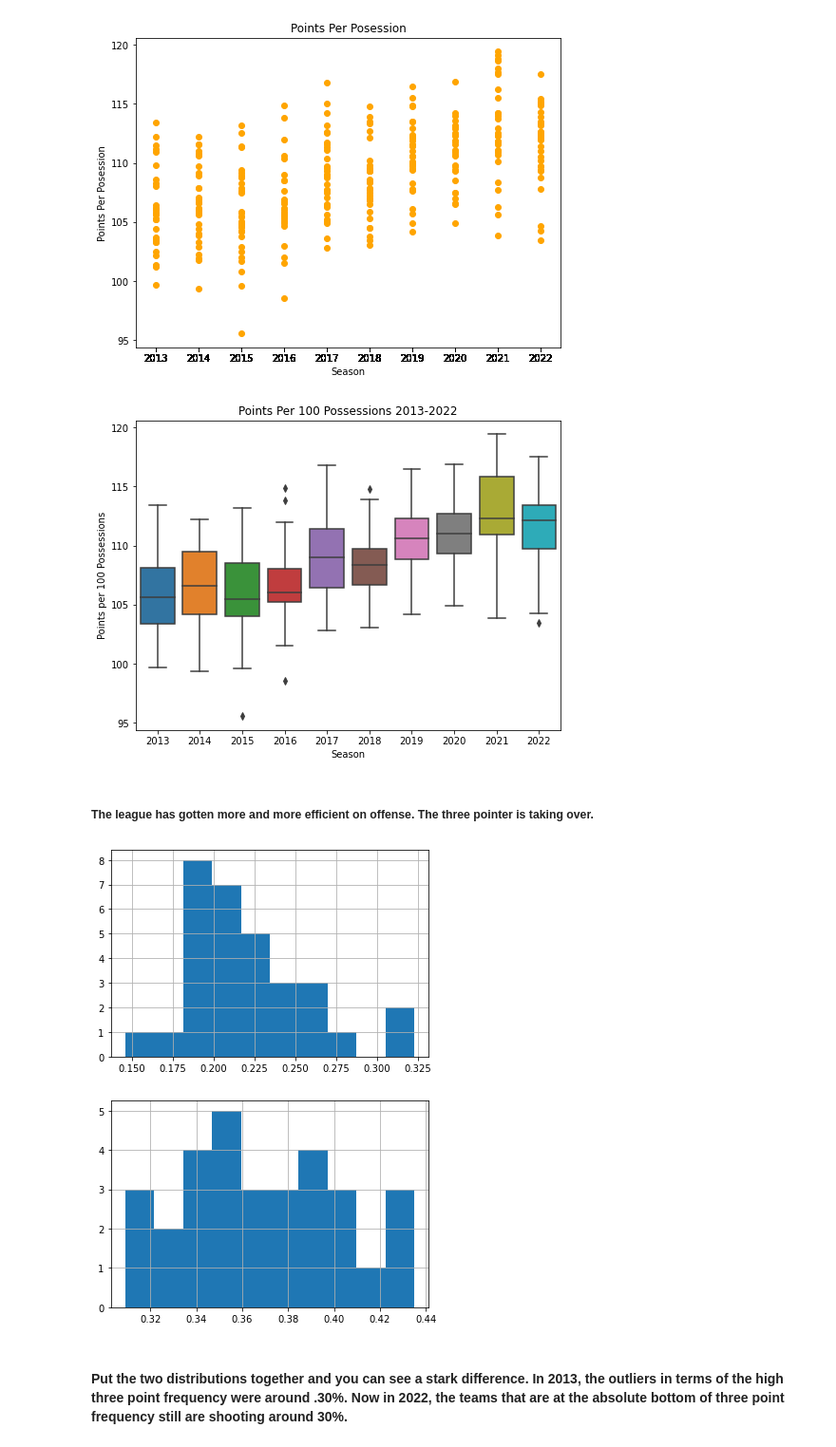
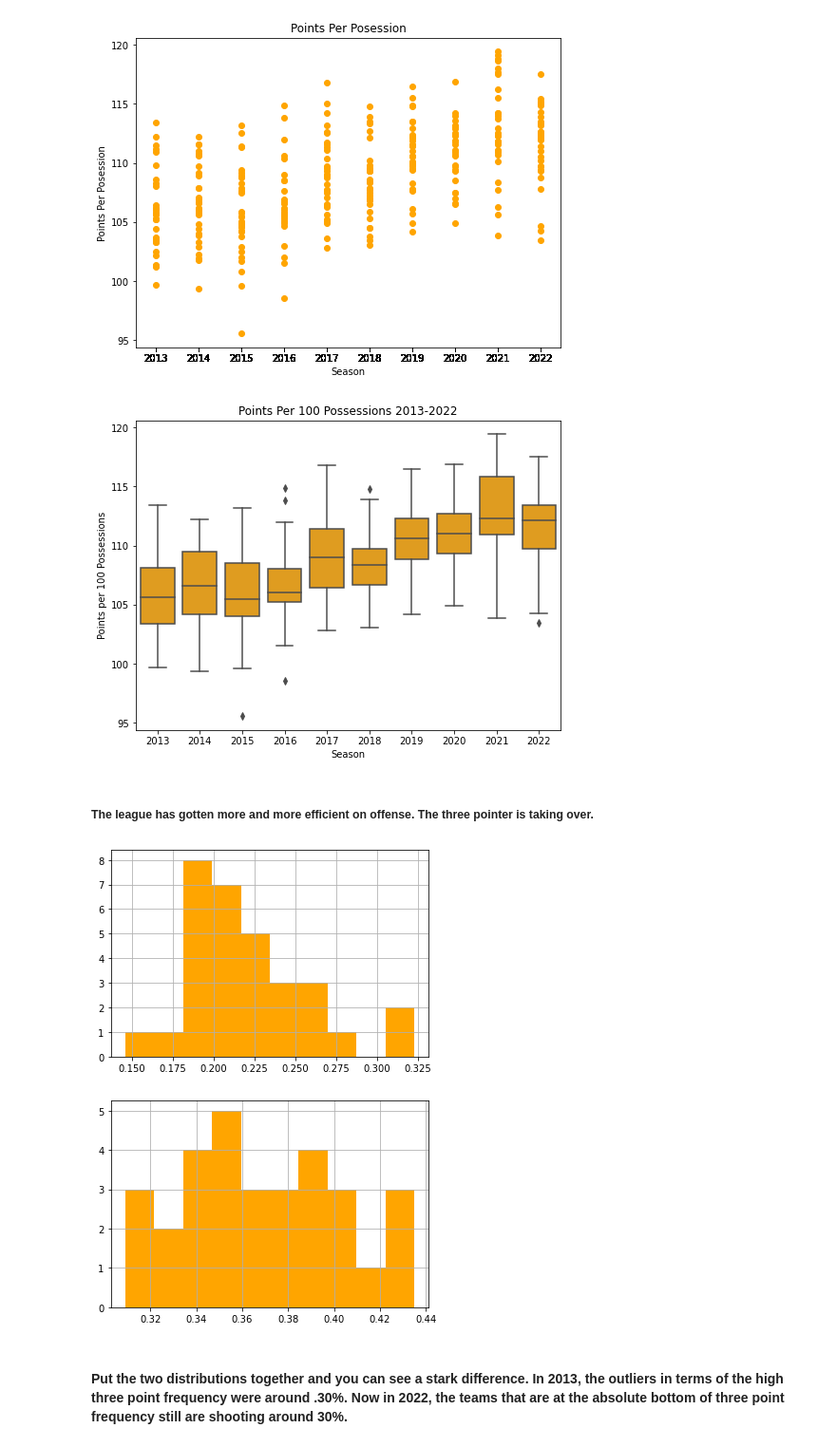
Before and after one commit to aothree/NBA-Style-of-Play, a Jupyter notebook: model_and_post-model_eda.ipynb, the cells around one changed output. Shown at 95% size. Drawn from its saved outputs; the diff is of its cells as text; code cells hidden in the pictures.

```diff
--- a/model_and_post-model_eda.ipynb
+++ b/model_and_post-model_eda.ipynb
@@ -456,25 +456,25 @@ plt.savefig("./Visuals/Points per 100poss scatter.jpg", bbox_inches="tight", dpi
 [figure]
 # %%
 plt.figure(figsize = (8,6))
-sns.boxplot(pace['year'], pace['OFFENSE: Pts/Poss'])
+sns.boxplot(pace['year'], pace['OFFENSE: Pts/Poss'], color = 'orange')
 plt.title('Points Per 100 Possessions 2013-2022')
 plt.ylabel('Points per 100 Possessions')
 plt.xlabel('Season')
 plt.savefig("./Visuals/100 Possessions boxplots.jpg", bbox_inches="tight", dpi=100);
 # %% [output]
-[figure, old version]
+[figure, new version]
 # %% [markdown]
 ##### The league has gotten more and more efficient on offense. The three pointer is taking over.
 # %%
 # Distribution for all 30 teams in 2013, what percent of their total shot attempts were three pointers?
-df[df['year'] == 2013]['Frequency All Threes'].hist();
+df[df['year'] == 2013]['Frequency All Threes'].hist(color = 'orange');
 # %% [output]
-[figure, old version]
+[figure, new version]
 # %%
 # Distribution for all 30 teams in 2022, what percent of their total shot attempts were three pointers?
-df[df['year'] == 2022]['Frequency All Threes'].hist();
+df[df['year'] == 2022]['Frequency All Threes'].hist(color = 'orange');
 # %% [output]
-[figure, old version]
+[figure, new version]
 # %% [markdown]
 #### Put the two distributions together and you can see a stark difference.  In 2013, the outliers in terms of the high three point frequency were around .30%.  Now in 2022, the teams that are at the absolute bottom of three point frequency still are shooting around 30%.
 # %%
```
Also changed, not shown: 4 other files.
